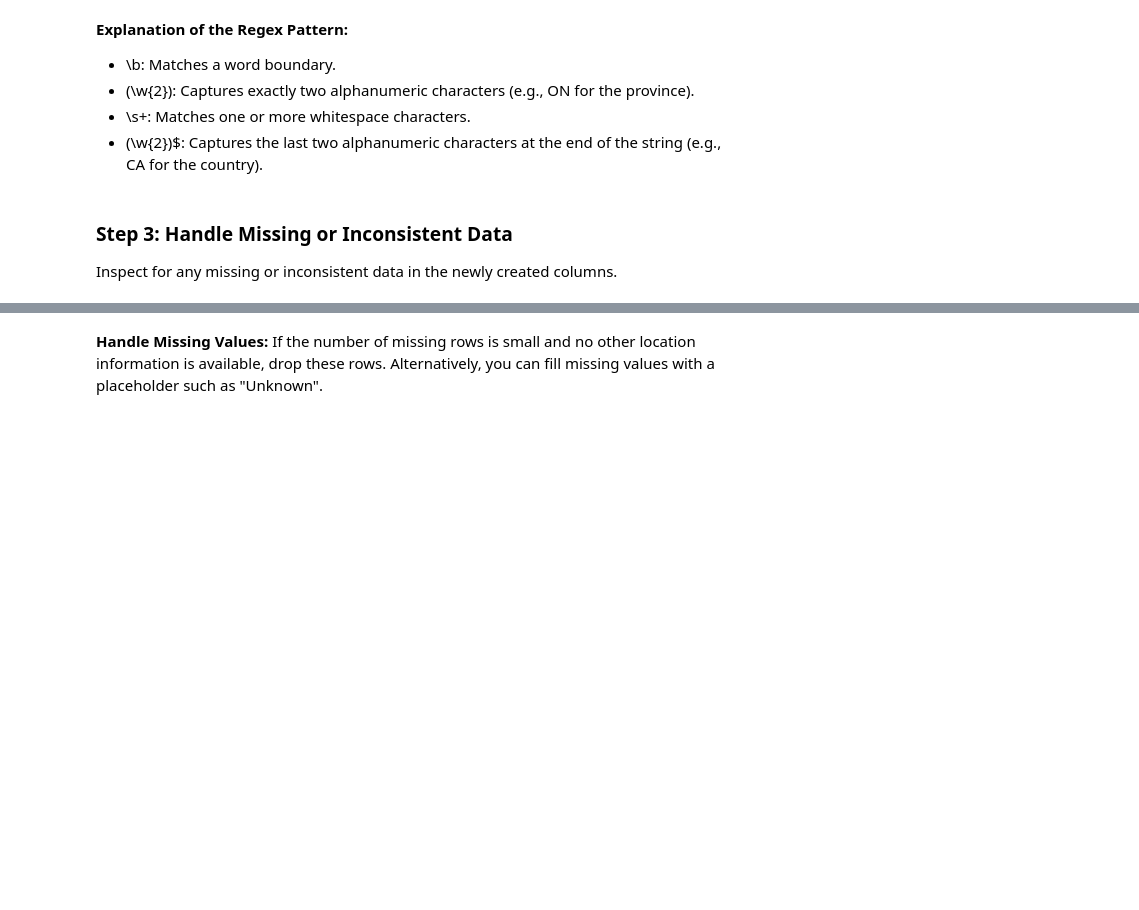
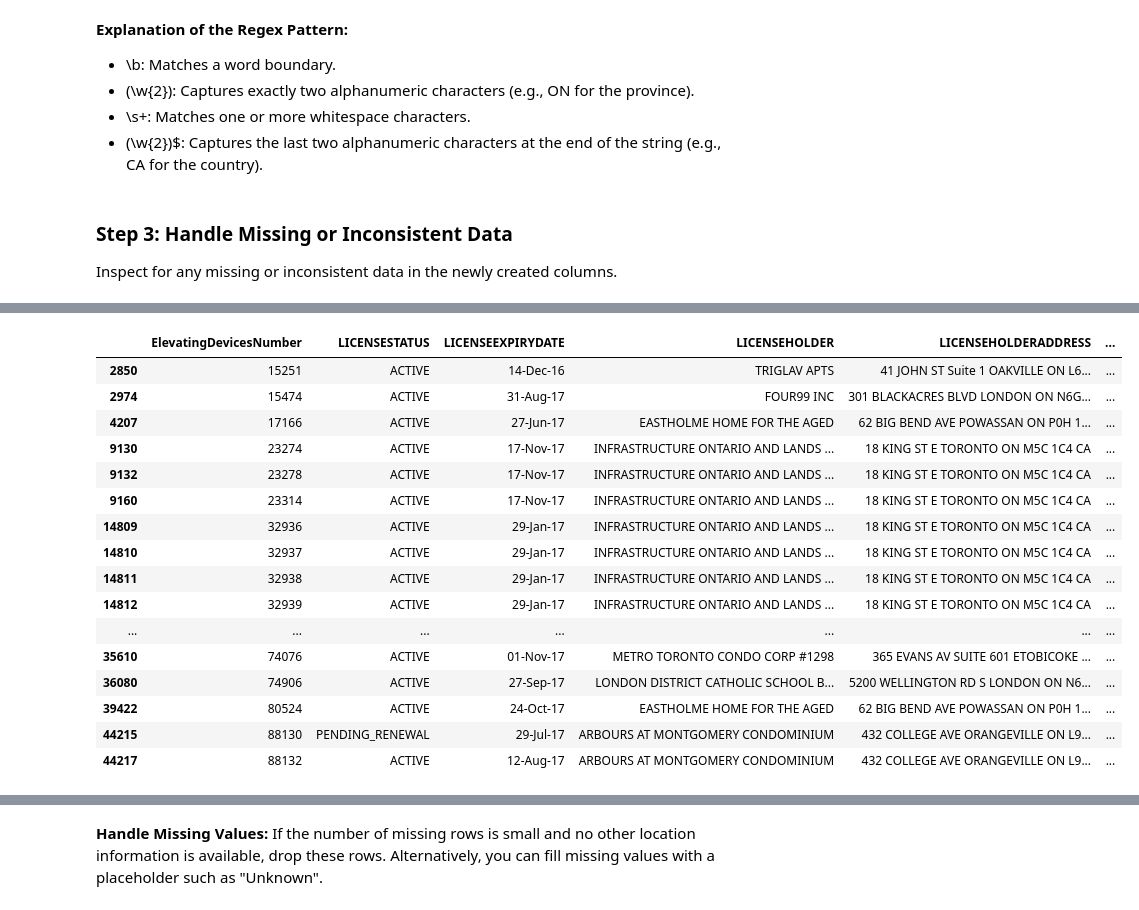
Before and after one commit to Gamikaru/AIC-103_Data_Science_Project, a Jupyter notebook: notebooks/licence-ETL.ipynb, the cells around one changed output, grey strips where cells are left out. Saved outputs shown, nothing was run; the diff lists cells and outputs as text; code cells hidden in the pictures; blank space fills up the shorter version.

```diff
--- a/notebooks/licence-ETL.ipynb
+++ b/notebooks/licence-ETL.ipynb
@@ -677,7 +690,9 @@ print(license_df[['LocationoftheElevatingDevice', 'State_Province', 'Country']].
 ### **Step 3: Handle Missing or Inconsistent Data**
 Inspect for any missing or inconsistent data in the newly created columns.
 # %%
-# Check for rows where extraction failed
+import pandas as pd
+
+# Check for rows where location data is missing
 missing_locations = license_df[license_df['State_Province'].isnull() | license_df['Country'].isnull()]
 
 # Select relevant columns for display
@@ -685,24 +700,71 @@ columns_to_display = ["ElevatingDevicesNumber", "LICENSESTATUS", "LICENSEEXPIRYD
                       "LICENSEHOLDER", "LICENSEHOLDERADDRESS", "State_Province", "Country"]
 missing_locations_filtered = missing_locations[columns_to_display]
 
-# Print formatted output
+# Display missing location data in the notebook
 print("\n" + "=" * 70)
 print("⚠️  Rows with Missing or Inconsistent Location Data ⚠️")
 print("=" * 70 + "\n")
-
-# Display total rows with missing data
 print(f"Total rows with missing data: {len(missing_locations_filtered)}\n")
 
-# Display data with some styling
+# Display the DataFrame with better readability
 pd.set_option("display.max_rows", 50)  # Show a reasonable number of rows
-pd.set_option("display.width", 1000)  # Adjust table width for better readability
+pd.set_option("display.width", 1000)  # Adjust table width
+display(missing_locations_filtered)  # Display it properly in the notebook
 
-# Styled output with tabular format
-print(missing_locations_filtered.to_string(index=False))
 
-# Reset Pandas options after formatting
-pd.reset_option("display.max_rows")
-pd.reset_option("display.width")
+def save_missing_locations_table(df, file_path, title="Rows with Missing Location Data"):
+    fig, ax = plt.subplots(figsize=(15, len(df) * 0.4 + 2))  # Adjust size dynamically
+    ax.axis('tight')
+    ax.axis('off')
+
+    # Adjust column widths: Wider for LICENSEHOLDER & LICENSEHOLDERADDRESS, medium for others
+    col_widths = {
+        "LICENSEHOLDER": 0.35,  # Wider
+        "LICENSEHOLDERADDRESS": 0.35,  # Wider
+        "ElevatingDevicesNumber": 0.15,  # Slightly wider
+        "LICENSESTATUS": 0.15,  # Slightly wider
+        "LICENSEEXPIRYDATE": 0.15,  # Slightly wider
+        "State_Province": 0.12,  # Medium
+        "Country": 0.12  # Medium
+    }
+
+    # Apply column width adjustments
+    col_width_list = [col_widths.get(col, 0.1) for col in df.columns]  # Default small width
+
+    # Define table with improved styling
+    table = plt.table(
+        cellText=df.values,
+        colLabels=df.columns,
+        loc='center',
+        cellLoc='left',  # Left-align text for better readability
+        colWidths=col_width_list
+    )
+
+    # Improve font sizes and readability
+    table.auto_set_font_size(False)
+    table.set_fontsize(9)  # Slightly larger font
+    table.scale(1.3, 1.6)  # Adjust scaling for better fit
+
+    # Set header row style
+    for i in range(len(df.columns)):
+        table[0, i].set_facecolor('#4f81bd')  # Blue header background
+        table[0, i].set_text_props(weight='bold', color='white', fontsize=10)  # Bold white header text
+
+    # Adjust title placement
+    plt.title(title, fontsize=14, fontweight="bold", pad=5, color="#444")
+
+    # Save image with tight bounding
+    plt.savefig(file_path, dpi=300, bbox_inches='tight', pad_inches=0.1)
+    plt.close()
+    print(f"Missing locations table saved as image at: {file_path}")
+
+
+# Save the missing locations table
+save_missing_locations_table(
+    missing_locations_filtered,
+    "../reports/figures/missing_location_data.png",
+    title="Rows with Missing Location Data"
+)
 # %% [output]
 ======================================================================
 ⚠️  Rows with Missing or Inconsistent Location Data ⚠️
@@ -715,0 +774,17 @@ Index: []
+|  | ElevatingDevicesNumber | LICENSESTATUS | LICENSEEXPIRYDATE | LICENSEHOLDER | LICENSEHOLDERADDRESS | ... |
+| 2850 | 15251 | ACTIVE | 14-Dec-16 | TRIGLAV APTS | 41 JOHN ST Suite 1 OAKVILLE ON L6... | ... |
+| 2974 | 15474 | ACTIVE | 31-Aug-17 | FOUR99 INC | 301 BLACKACRES BLVD LONDON ON N6G... | ... |
+| 4207 | 17166 | ACTIVE | 27-Jun-17 | EASTHOLME HOME FOR THE AGED | 62 BIG BEND AVE POWASSAN ON P0H 1... | ... |
+| 9130 | 23274 | ACTIVE | 17-Nov-17 | INFRASTRUCTURE ONTARIO AND LANDS ... | 18 KING ST E TORONTO ON M5C 1C4 CA | ... |
+| 9132 | 23278 | ACTIVE | 17-Nov-17 | INFRASTRUCTURE ONTARIO AND LANDS ... | 18 KING ST E TORONTO ON M5C 1C4 CA | ... |
+| 9160 | 23314 | ACTIVE | 17-Nov-17 | INFRASTRUCTURE ONTARIO AND LANDS ... | 18 KING ST E TORONTO ON M5C 1C4 CA | ... |
+| 14809 | 32936 | ACTIVE | 29-Jan-17 | INFRASTRUCTURE ONTARIO AND LANDS ... | 18 KING ST E TORONTO ON M5C 1C4 CA | ... |
+| 14810 | 32937 | ACTIVE | 29-Jan-17 | INFRASTRUCTURE ONTARIO AND LANDS ... | 18 KING ST E TORONTO ON M5C 1C4 CA | ... |
+| 14811 | 32938 | ACTIVE | 29-Jan-17 | INFRASTRUCTURE ONTARIO AND LANDS ... | 18 KING ST E TORONTO ON M5C 1C4 CA | ... |
+| 14812 | 32939 | ACTIVE | 29-Jan-17 | INFRASTRUCTURE ONTARIO AND LANDS ... | 18 KING ST E TORONTO ON M5C 1C4 CA | ... |
+| ... | ... | ... | ... | ... | ... | ... |
+| 35610 | 74076 | ACTIVE | 01-Nov-17 | METRO TORONTO CONDO CORP #1298 | 365 EVANS AV SUITE 601 ETOBICOKE ... | ... |
+| 36080 | 74906 | ACTIVE | 27-Sep-17 | LONDON DISTRICT CATHOLIC SCHOOL B... | 5200 WELLINGTON RD S LONDON ON N6... | ... |
+| 39422 | 80524 | ACTIVE | 24-Oct-17 | EASTHOLME HOME FOR THE AGED | 62 BIG BEND AVE POWASSAN ON P0H 1... | ... |
+| 44215 | 88130 | PENDING_RENEWAL | 29-Jul-17 | ARBOURS AT MONTGOMERY CONDOMINIUM | 432 COLLEGE AVE ORANGEVILLE ON L9... | ... |
+| 44217 | 88132 | ACTIVE | 12-Aug-17 | ARBOURS AT MONTGOMERY CONDOMINIUM | 432 COLLEGE AVE ORANGEVILLE ON L9... | ... |
```
Also changed, not shown: parts of 25 cells of this notebook, 5 other files.
